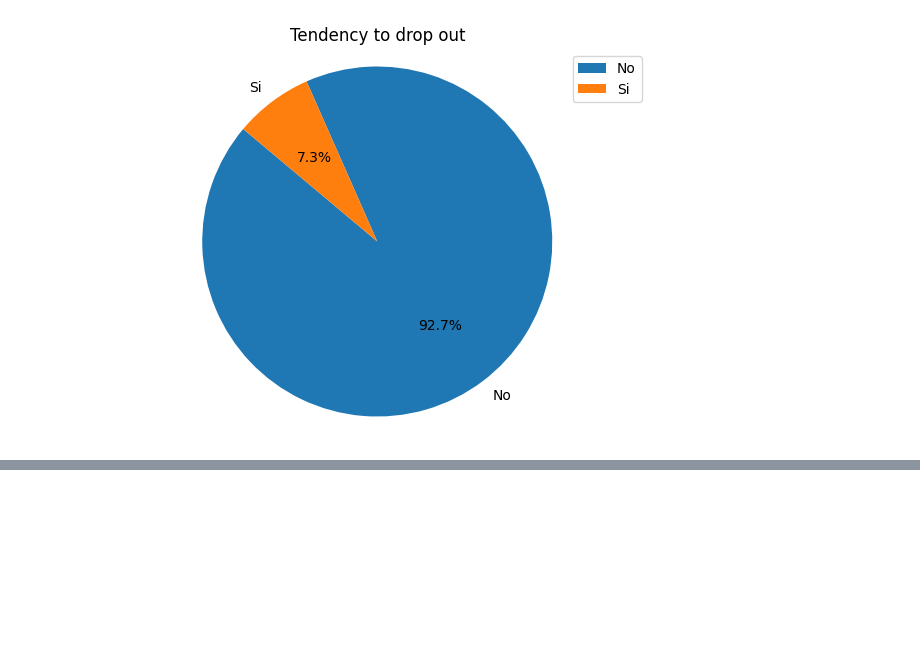
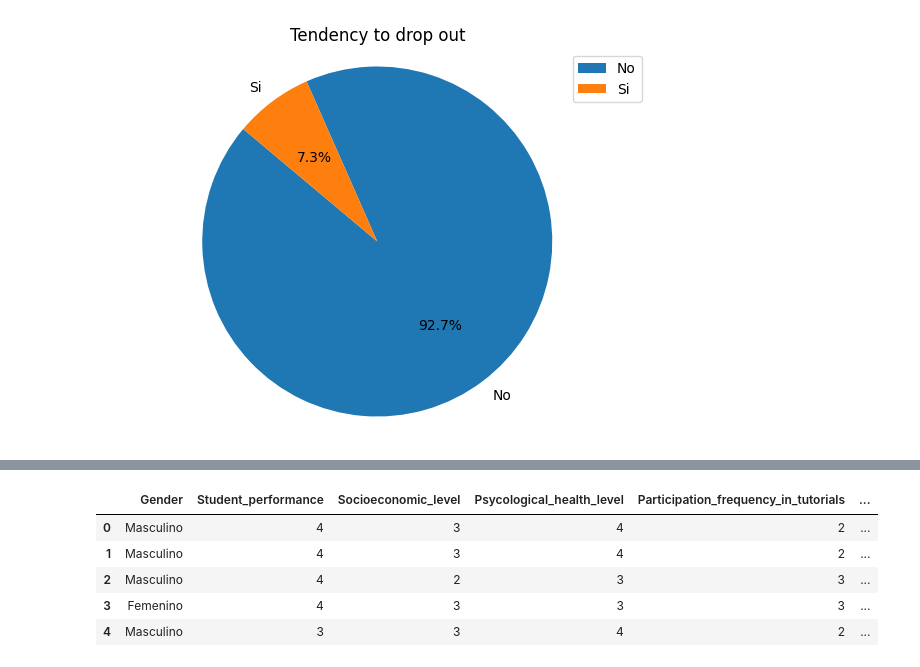
Before and after one commit to JohanPaolo/LogisticRegressionModel, a Jupyter notebook: Modelo regresión logística - Deserción estudiantil.ipynb, the cells around one changed output, grey strips where cells are left out. Cells and saved outputs as stored; diff of their text form; code cells hidden in the pictures; blank space fills up the shorter version.

```diff
--- a/Modelo regresión logística - Deserción estudiantil.ipynb
+++ b/Modelo regresión logística - Deserción estudiantil.ipynb
@@ -105,0 +119,28 @@ plt.show()
+# %%
+# Rename column headers
+new_columns_name = [
+    'Gender',
+    'Student_performance',
+    'Socioeconomic_level',
+    'Psycological_health_level',
+    'Participation_frequency_in_tutorials',
+    'External_commitments_frequency',
+    'Family_support',
+    'Stress_level',
+    'Learning_difficulties',
+    'Calification_opinion',
+    'Course_disapproval_level',
+    'Family_income',
+    'Distance_from_university',
+    'College_dropout_variable'
+]
+
+df.columns = new_columns_name
+df.head()
+# %% [output]
+|  | Gender | Student_performance | Socioeconomic_level | Psycological_health_level | Participation_frequency_in_tutorials | ... |
+| 0 | Masculino | 4 | 3 | 4 | 2 | ... |
+| 1 | Masculino | 4 | 3 | 4 | 2 | ... |
+| 2 | Masculino | 4 | 2 | 3 | 3 | ... |
+| 3 | Femenino | 4 | 3 | 3 | 3 | ... |
+| 4 | Masculino | 3 | 3 | 4 | 2 | ... |
```
Also changed, not shown: parts of 4 cells of this notebook.
